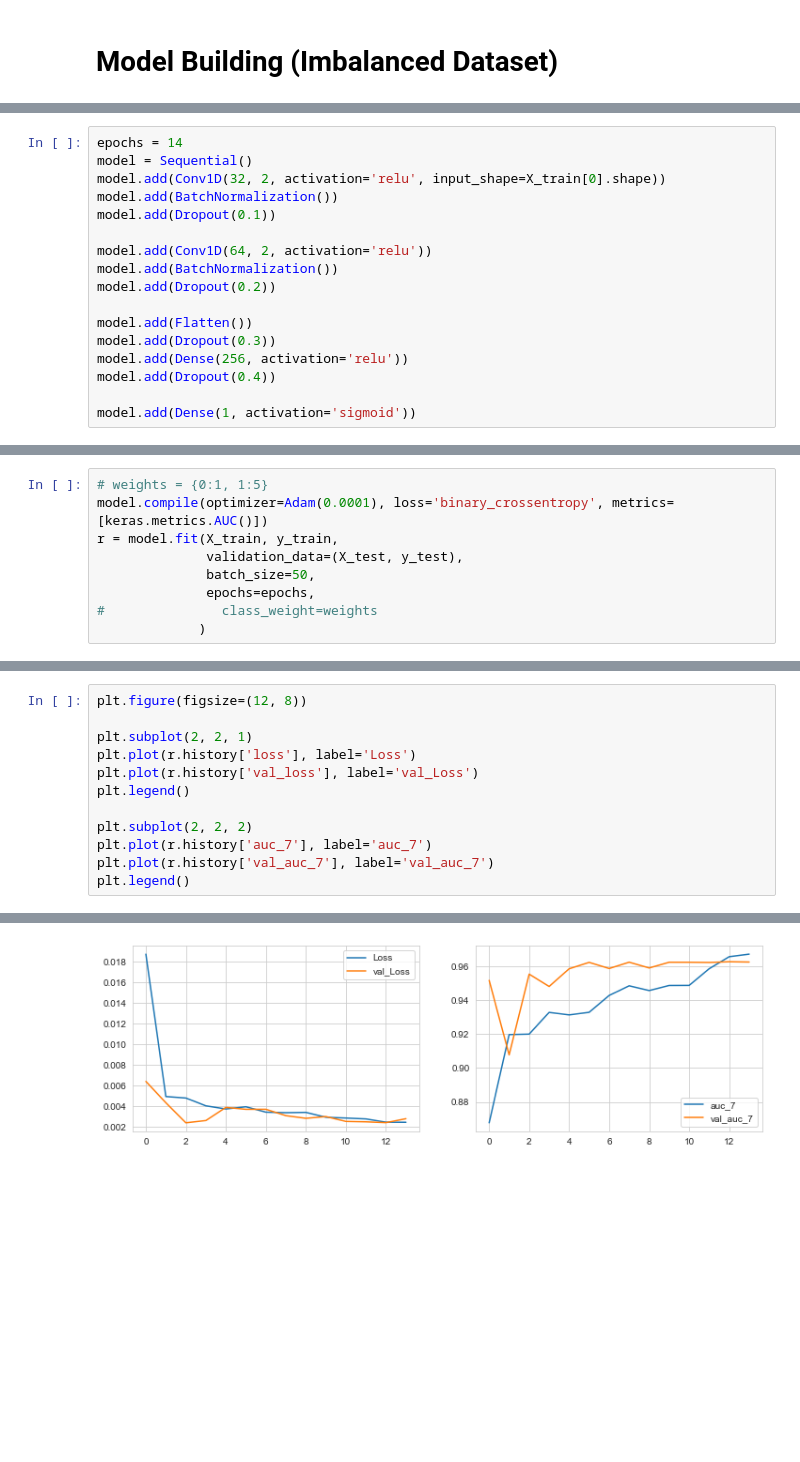
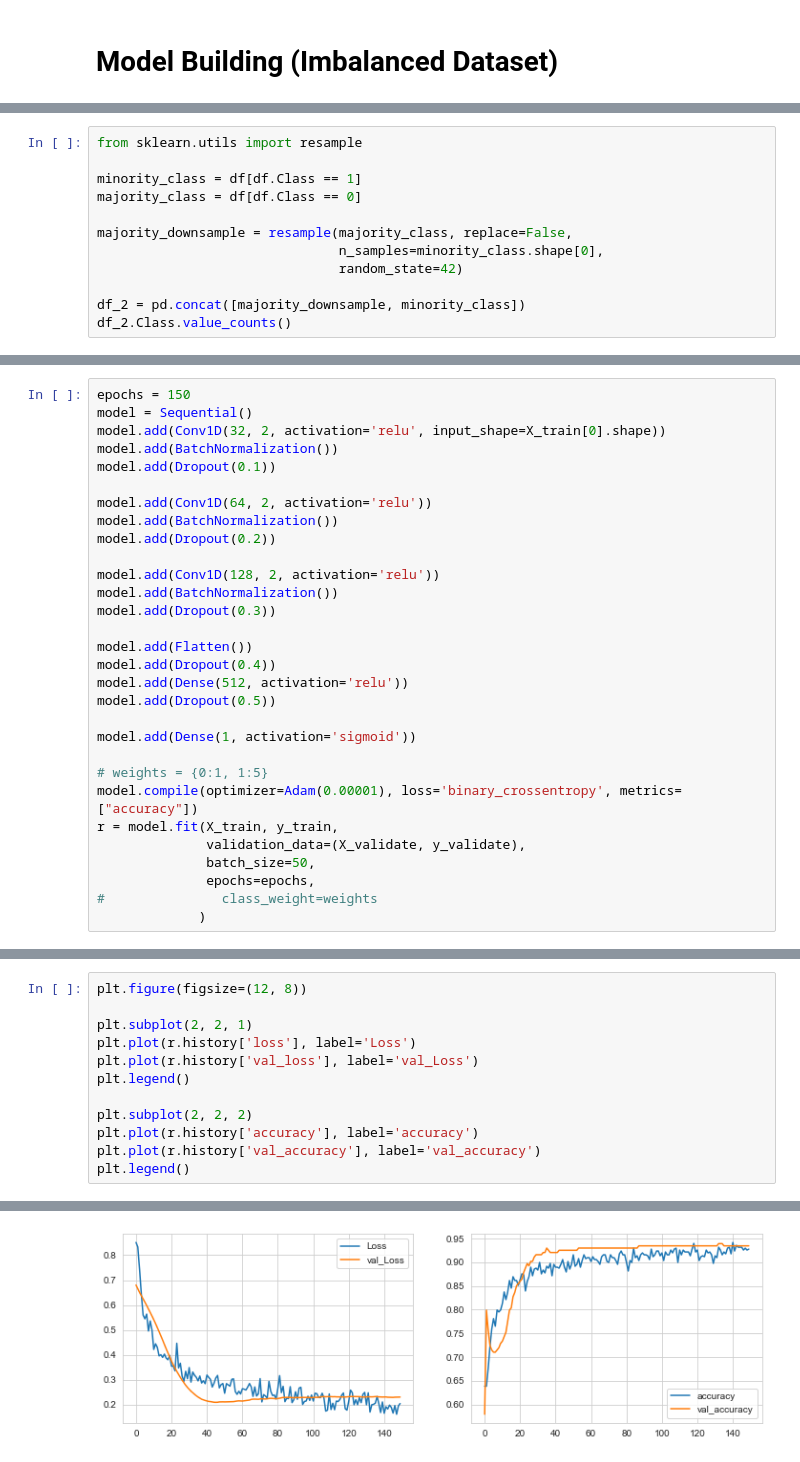
Before and after one commit to fares-ds/Credit-Card-Fraud-Detection, a Jupyter notebook: Credit_card_fraud_detection.ipynb, the cells around one changed output, grey strips where cells are left out. Cells and saved outputs as stored; diff of their text form; blank space fills up the shorter version.

Commit message:
Downsampling the majority class

```diff
--- a/Credit_card_fraud_detection.ipynb
+++ b/Credit_card_fraud_detection.ipynb
@@ -317,0 +571,12 @@ Using TensorFlow backend.
+# %%
+from sklearn.utils import resample
+
+minority_class = df[df.Class == 1]
+majority_class = df[df.Class == 0]
+
+majority_downsample = resample(majority_class, replace=False,
+                               n_samples=minority_class.shape[0],
+                               random_state=42)
+
+df_2 = pd.concat([majority_downsample, minority_class])
+df_2.Class.value_counts()
@@ -318,5 +620,5 @@ Using TensorFlow backend.
 # %%
-epochs = 14
+epochs = 150
 model = Sequential()
 model.add(Conv1D(32, 2, activation='relu', input_shape=X_train[0].shape))
 model.add(BatchNormalization())
@@ -326,9 +628,22 @@ model.add(Conv1D(64, 2, activation='relu'))
 model.add(BatchNormalization())
 model.add(Dropout(0.2))
 
+model.add(Conv1D(128, 2, activation='relu'))
+model.add(BatchNormalization())
+model.add(Dropout(0.3))
+
 model.add(Flatten())
-model.add(Dropout(0.3))
-model.add(Dense(256, activation='relu'))
 model.add(Dropout(0.4))
+model.add(Dense(512, activation='relu'))
+model.add(Dropout(0.5))
 
 model.add(Dense(1, activation='sigmoid'))
+
+# weights = {0:1, 1:5}
+model.compile(optimizer=Adam(0.00001), loss='binary_crossentropy', metrics=["accuracy"])
+r = model.fit(X_train, y_train,
+              validation_data=(X_validate, y_validate),
+              batch_size=50,
+              epochs=epochs,
+#               class_weight=weights
+             )
@@ -355,9 +667,0 @@ _________________________________________________________________
-# %%
-# weights = {0:1, 1:5}
-model.compile(optimizer=Adam(0.0001), loss='binary_crossentropy', metrics=[keras.metrics.AUC()])
-r = model.fit(X_train, y_train,
-              validation_data=(X_test, y_test),
-              batch_size=50,
-              epochs=epochs,
-#               class_weight=weights
-             )
@@ -390,18 +674,18 @@ print(score)
 # %%
 plt.figure(figsize=(12, 8))
 
 plt.subplot(2, 2, 1)
 plt.plot(r.history['loss'], label='Loss')
 plt.plot(r.history['val_loss'], label='val_Loss')
 plt.legend()
 
 plt.subplot(2, 2, 2)
-plt.plot(r.history['auc_7'], label='auc_7')
-plt.plot(r.history['val_auc_7'], label='val_auc_7')
+plt.plot(r.history['accuracy'], label='accuracy')
+plt.plot(r.history['val_accuracy'], label='val_accuracy')
 plt.legend()
 # %% [output]
 <matplotlib.legend.Legend at 0x...>
-[figure, old version]
+[figure, new version]
 # %%
 y_train_pred = model.predict(X_train)
 y_test_pred = model.predict(X_test)
```
Also changed, not shown: parts of 57 cells of this notebook.
